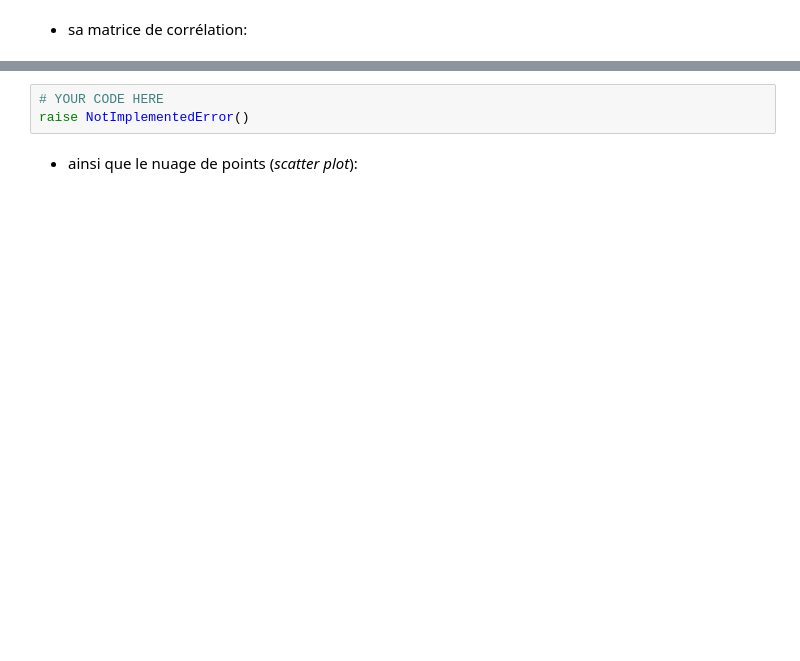
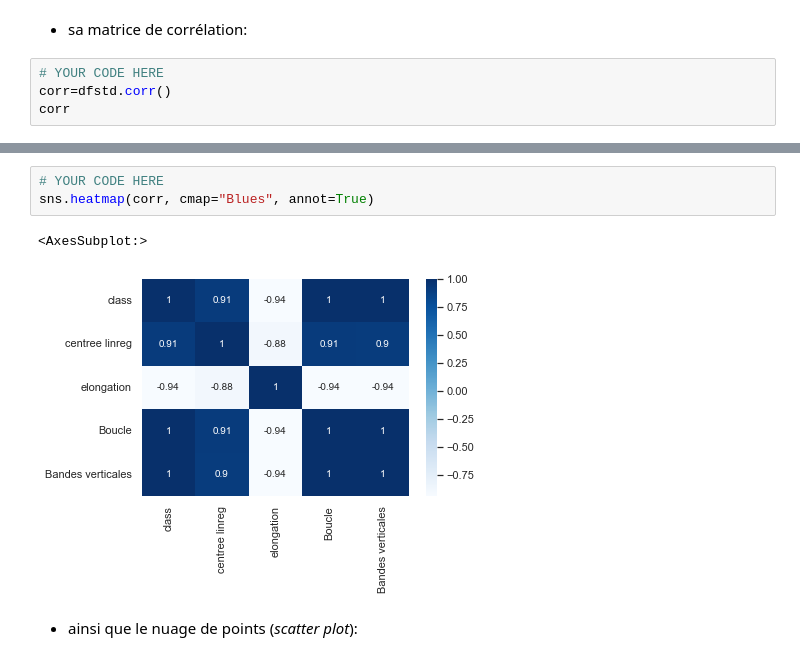
Before and after one commit to MK8BK/SDprojet_image_s2, a Jupyter notebook: 4_analyse_de_donnees.ipynb, the cells around one changed output, grey strips where cells are left out. Drawn from its saved outputs; the diff is of its cells as text; blank space fills up the shorter version.

```diff
--- a/4_analyse_de_donnees.ipynb
+++ b/4_analyse_de_donnees.ipynb
@@ -375,2 +419,6 @@ raise NotImplementedError()
 # %% [markdown]
 - sa matrice de corrélation:
+# %%
+# YOUR CODE HERE
+corr=dfstd.corr()
+corr
@@ -377,6 +432,9 @@ raise NotImplementedError()
 # %%
 # YOUR CODE HERE
-raise NotImplementedError()
+sns.heatmap(corr, cmap="Blues", annot=True)
+# %% [output]
+<AxesSubplot:>
+[figure, added]
 # %% [markdown]
 - ainsi que le nuage de points (*scatter plot*):
 # %%
```
Also changed, not shown: parts of 24 cells of this notebook.
